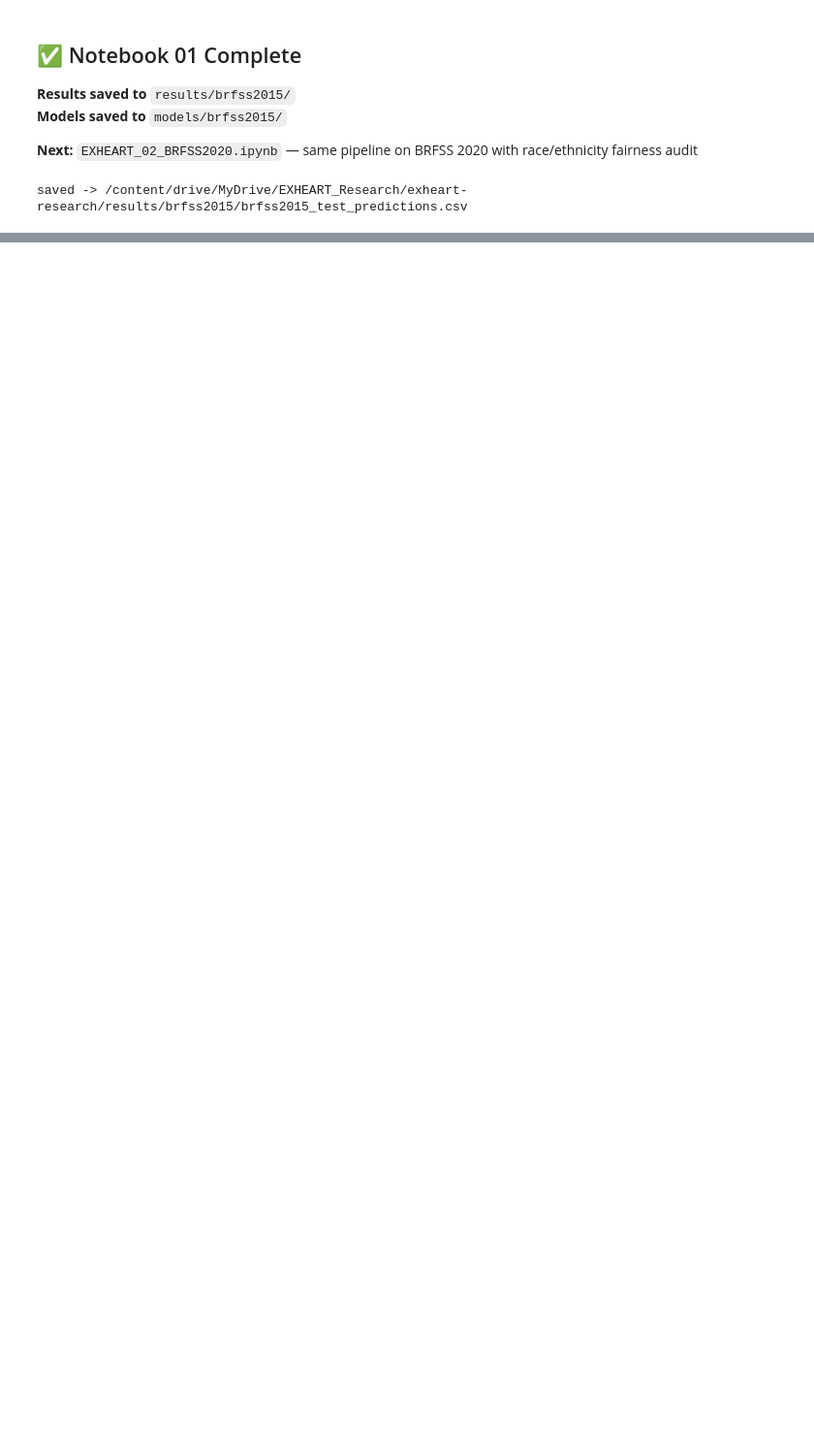
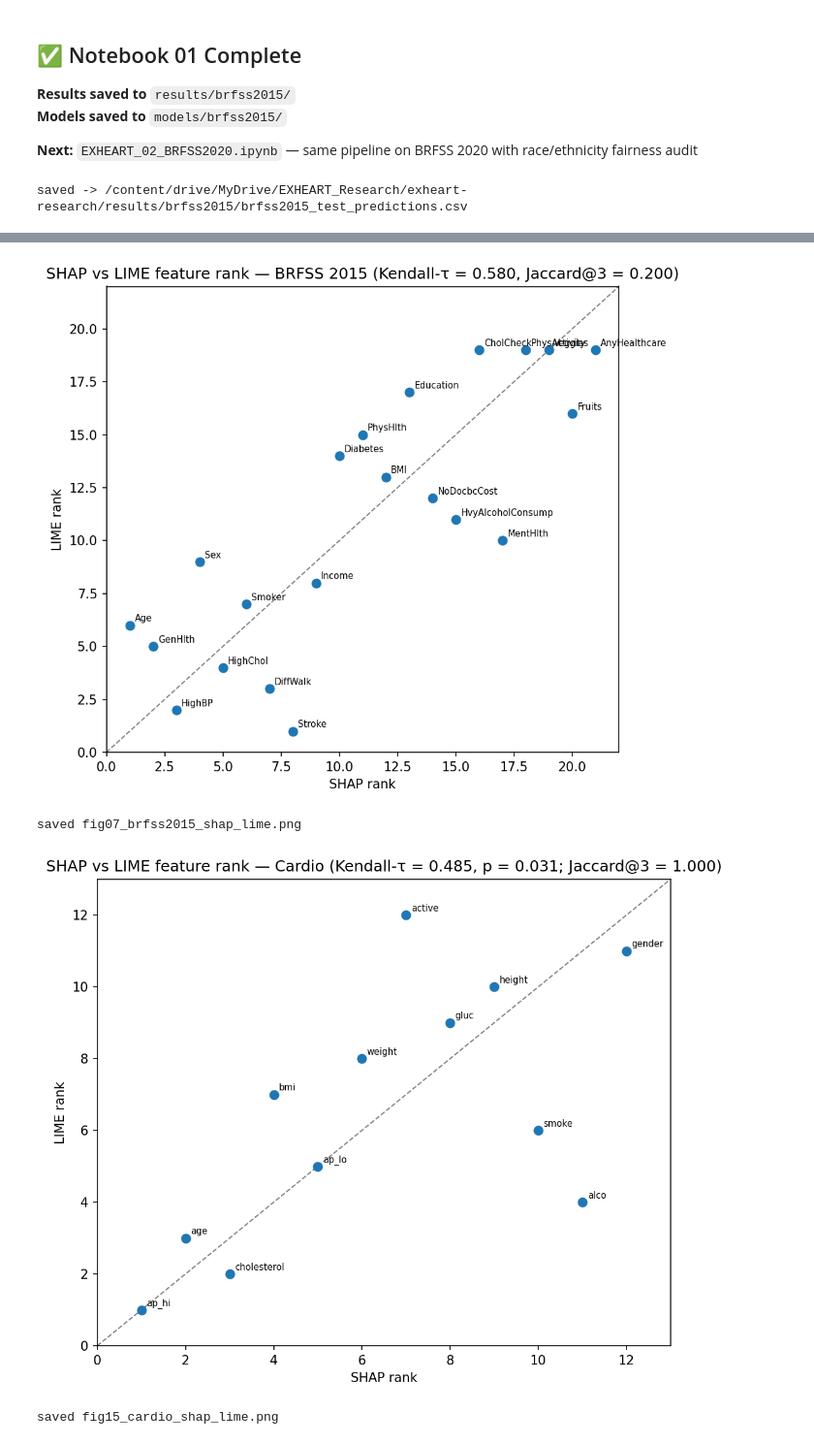
Before and after one commit to anasbiswas1/exheart-research, a Jupyter notebook: notebooks/EXHEART_01_BRFSS2015.ipynb, the cells around one changed output, grey strips where cells are left out. Shown at 97% size. Saved outputs shown, nothing was run; the diff lists cells and outputs as text; code cells hidden in the pictures; blank space fills up the shorter version.

```diff
--- a/notebooks/EXHEART_01_BRFSS2015.ipynb
+++ b/notebooks/EXHEART_01_BRFSS2015.ipynb
@@ -1198,0 +1365,76 @@ saved -> /content/drive/MyDrive/EXHEART_Research/exheart-research/results/brfss2
+# %%
+import pickle, numpy as np, pandas as pd, matplotlib.pyplot as plt
+from sklearn.model_selection import train_test_split
+from scipy.stats import kendalltau, spearmanr
+import lime, lime.lime_tabular
+ROOT='/content/drive/MyDrive/EXHEART_Research/exheart-research/'
+
+def lime_xgb(Xtr, Xte, feat, xgb, n, ns, seed=42):
+    def pf(A): return xgb.predict_proba(pd.DataFrame(A, columns=feat))
+    ex=lime.lime_tabular.LimeTabularExplainer(Xtr.values, feature_names=feat,
+        mode='classification', random_state=seed)
+    rng=np.random.RandomState(seed); idx=rng.choice(len(Xte),n,replace=False)
+    W=np.zeros((n,len(feat)))
+    for i,k in enumerate(idx):
+        e=ex.explain_instance(Xte.iloc[k].values, pf, num_features=len(feat), num_samples=ns, labels=(1,))
+        for fi,w in e.as_map()[1]: W[i,fi]=abs(w)
+    return W.mean(axis=0)
+
+def jacc(a,b,k):
+    sa=set(np.argsort(a)[::-1][:k]); sb=set(np.argsort(b)[::-1][:k]); return len(sa&sb)/len(sa|sb)
+
+# ---- BRFSS 2015 ----
+df=pd.read_csv(ROOT+'data/brfss2015/heart_disease_health_indicators_BRFSS2015.csv')
+y=df['HeartDiseaseorAttack'].astype(int).values; X=df.drop(columns=['HeartDiseaseorAttack']); f15=list(X.columns)
+Xtr,Xte,_,_=train_test_split(X,y,test_size=0.2,random_state=42,stratify=y)
+Xtr=Xtr.reset_index(drop=True); Xte=Xte.reset_index(drop=True)
+xgb15=pickle.load(open(ROOT+'models/brfss2015/xgb.pkl','rb'))
+s15=pd.read_csv(ROOT+'results/brfss2015/tables/shap_global_ranks.csv').set_index('feature').loc[f15,'mean_abs_shap'].values
+l15=lime_xgb(Xtr,Xte,f15,xgb15,500,1500)
+
+# ---- Cardio ----
+dc=pd.read_csv(ROOT+'data/cardio/cardio_train.csv',sep=';').drop(columns=['id'])
+dc['age']=(dc['age']/365.25).round(1); dc['bmi']=(dc['weight']/(dc['height']/100)**2).round(1)
+dc=dc[(dc['ap_hi']>=60)&(dc['ap_hi']<=250)&(dc['ap_lo']>=40)&(dc['ap_lo']<=160)&(dc['height']>=100)&(dc['height']<=220)&(dc['weight']>=30)&(dc['weight']<=200)].reset_index(drop=True)
+fc=['age','gender','height','weight','ap_hi','ap_lo','cholesterol','gluc','smoke','alco','active','bmi']
+Xc=dc[fc]; yc=dc['cardio']
+Xctr,Xcte,_,_=train_test_split(Xc,yc,test_size=0.2,random_state=42,stratify=yc)
+Xctr=Xctr.reset_index(drop=True); Xcte=Xcte.reset_index(drop=True)
+xgbc=pickle.load(open(ROOT+'models/cardio/xgb.pkl','rb'))
+sc=pd.read_csv(ROOT+'results/cardio/tables/shap_global_ranks.csv').set_index('feature').loc[fc,'mean_abs_shap'].values
+lc=lime_xgb(Xctr,Xcte,fc,xgbc,200,500)
+
+def rank(a): return pd.Series(a).rank(ascending=False).astype(int).values
+def scatter(sv,lv,feats,title,fn):
+    sr,lr=rank(sv),rank(lv)
+    fig,ax=plt.subplots(figsize=(7,6))
+    ax.scatter(sr,lr,s=45,zorder=3)
+    for i,nm in enumerate(feats): ax.annotate(nm,(sr[i],lr[i]),fontsize=7,xytext=(4,3),textcoords='offset points')
+    lim=[0,len(feats)+1]; ax.plot(lim,lim,'--',color='gray',lw=1,zorder=1)
+    ax.set_xlabel('SHAP rank'); ax.set_ylabel('LIME rank'); ax.set_title(title); ax.set_xlim(lim); ax.set_ylim(lim)
+    plt.tight_layout(); plt.savefig(fn,dpi=150,bbox_inches='tight'); plt.show(); print('saved',fn)
+
+t15,_=kendalltau(s15,l15); t_c,_=kendalltau(sc,lc)
+scatter(s15,l15,f15,f'SHAP vs LIME feature rank — BRFSS 2015 (Kendall-\u03c4 = {t15:.3f}, Jaccard@3 = {jacc(s15,l15,3):.3f})','fig07_brfss2015_shap_lime.png')
+scatter(sc,lc,fc,f'SHAP vs LIME feature rank — Cardio (Kendall-\u03c4 = {t_c:.3f}, p = 0.031; Jaccard@3 = {jacc(sc,lc,3):.3f})','fig15_cardio_shap_lime.png')
+
+# ---- Fig 22 grouped bar ----
+import numpy as np
+mets=['Kendall-\u03c4','Spearman-\u03c1','Jaccard@3','Jaccard@5']
+b15=[t15, spearmanr(s15,l15)[0], jacc(s15,l15,3), jacc(s15,l15,5)]
+bc =[t_c, spearmanr(sc,lc)[0],  jacc(sc,lc,3),  jacc(sc,lc,5)]
+xp=np.arange(len(mets)); w=0.38
+fig,ax=plt.subplots(figsize=(9,5.5))
+ax.bar(xp-w/2,b15,w,label='BRFSS 2015'); ax.bar(xp+w/2,bc,w,label='Cardio')
+for i in range(len(mets)):
+    ax.text(xp[i]-w/2,b15[i]+0.02,f'{b15[i]:.3f}',ha='center',fontsize=8)
+    ax.text(xp[i]+w/2,bc[i]+0.02,f'{bc[i]:.3f}',ha='center',fontsize=8)
+ax.set_xticks(xp); ax.set_xticklabels(mets); ax.set_ylim(0,1.1); ax.set_ylabel('Value')
+ax.set_title('SHAP–LIME consistency metrics: cross-dataset comparison'); ax.legend()
+plt.tight_layout(); plt.savefig('fig22_consistency_comparison.png',dpi=150,bbox_inches='tight'); plt.show()
+print('saved fig22_consistency_comparison.png')
+# %% [output]
+[figure, added]
+saved fig07_brfss2015_shap_lime.png
+[figure, added]
+saved fig15_cardio_shap_lime.png
```
Also changed, not shown: parts of 14 cells of this notebook, 39 other files.
